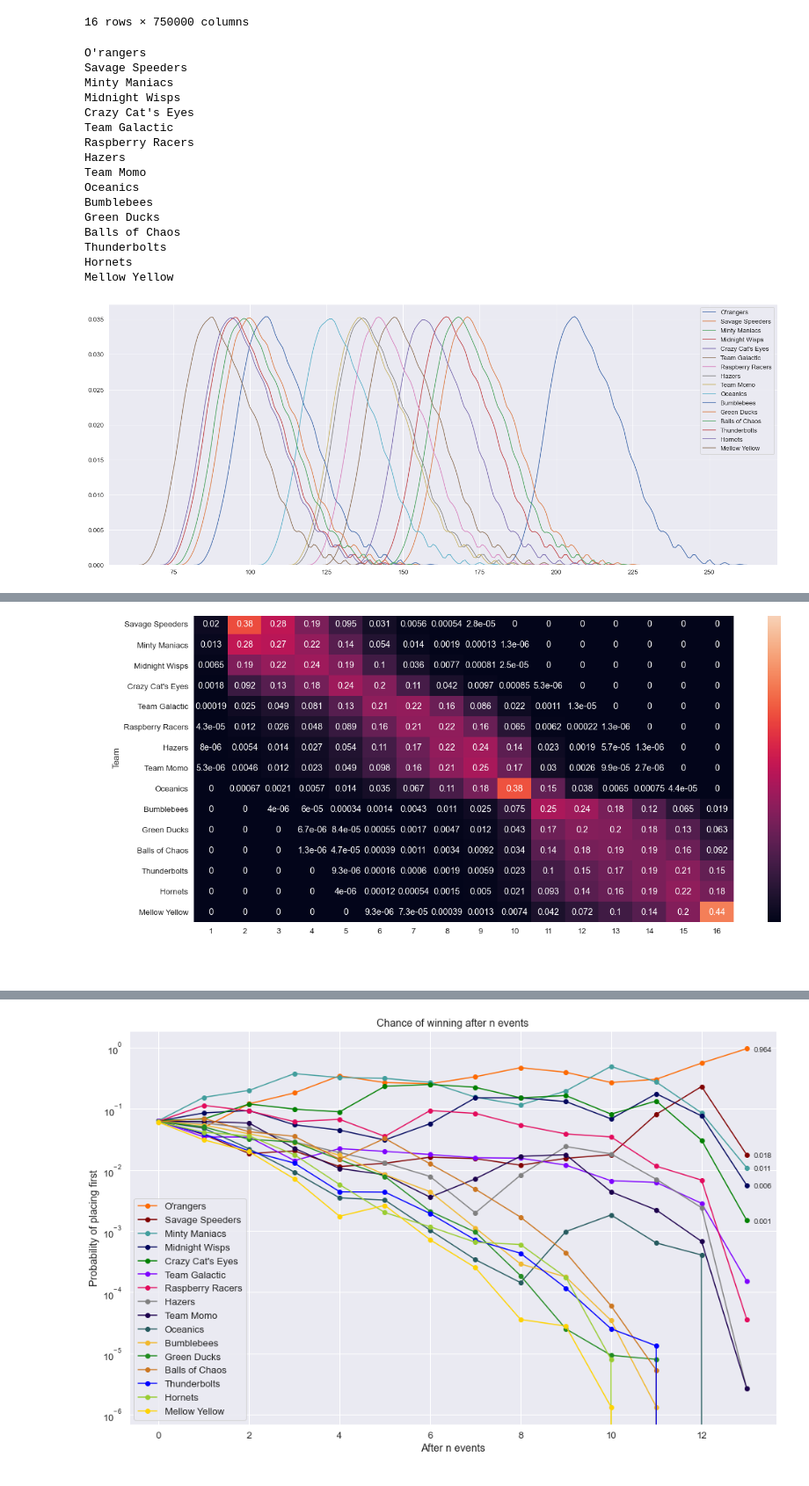
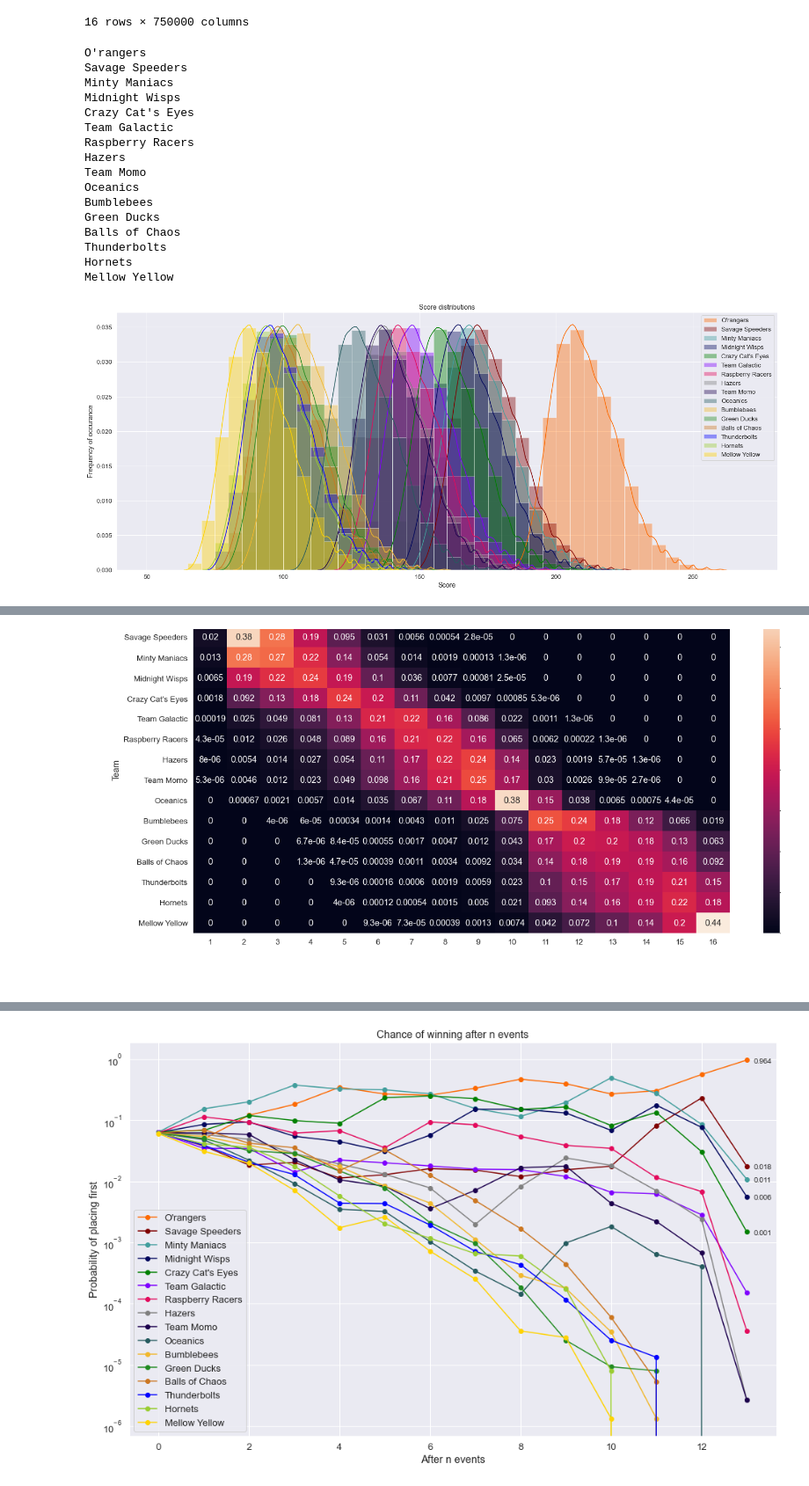
Before and after one commit to jtang9001/marble-carlo, a Jupyter notebook: carlo.ipynb, the cells around one changed output, grey strips where cells are left out. Shown at 88% size. Cells and saved outputs as stored; diff of their text form; code cells hidden in the pictures.

Commit message:
fixed plots

```diff
--- a/carlo.ipynb
+++ b/carlo.ipynb
@@ -130,29 +130,32 @@ ranks
 # %%
 plt.figure(figsize=(25,10))
 for idx, row in scores.iterrows():
     print(idx)
-    sns.kdeplot(row, label = idx)
+    sns.distplot(row, label = idx, color = colorDict[idx], bins = list(range(50, 275, 5)))
 plt.legend()
+plt.title("Score distributions")
+plt.xlabel("Score")
+plt.ylabel("Frequency of occurance")
 plt.savefig("scores_hist.png")
 plt.show()
 # %% [output]
 O'rangers
 Savage Speeders
 Minty Maniacs
 Midnight Wisps
 Crazy Cat's Eyes
 Team Galactic
 Raspberry Racers
 Hazers
 Team Momo
 Oceanics
 Bumblebees
 Green Ducks
 Balls of Chaos
 Thunderbolts
 Hornets
 Mellow Yellow
-[figure, old version]
+[figure, new version]
 # %%
 # plt.figure(figsize=(25,10))
 # for idx, row in ranks.iterrows():
@@ -206,11 +209,11 @@ plt.figure(figsize = (20, 10))
 sns.set(font_scale = 1.2)
 plt.title("Heatmap of Placement Probabilities")
 plt.xlabel("Rank")
-sns.heatmap(rankHeatmap, annot = True, vmax = 0.5)
+sns.heatmap(rankHeatmap, annot = True, vmax = 0.4)
 plt.savefig("rankHeatmap.png", dpi = 200, facecolor = 'white', transparent = False)
 plt.show()
 # %% [output]
-[figure, old version]
+[figure, new version]
 # %%
 # def fillDfFixed(oldDf, colsToLeave):
 #     filledDf = oldDf.copy()
```
Also changed, not shown: parts of 1 cell of this notebook, 3 other files.
